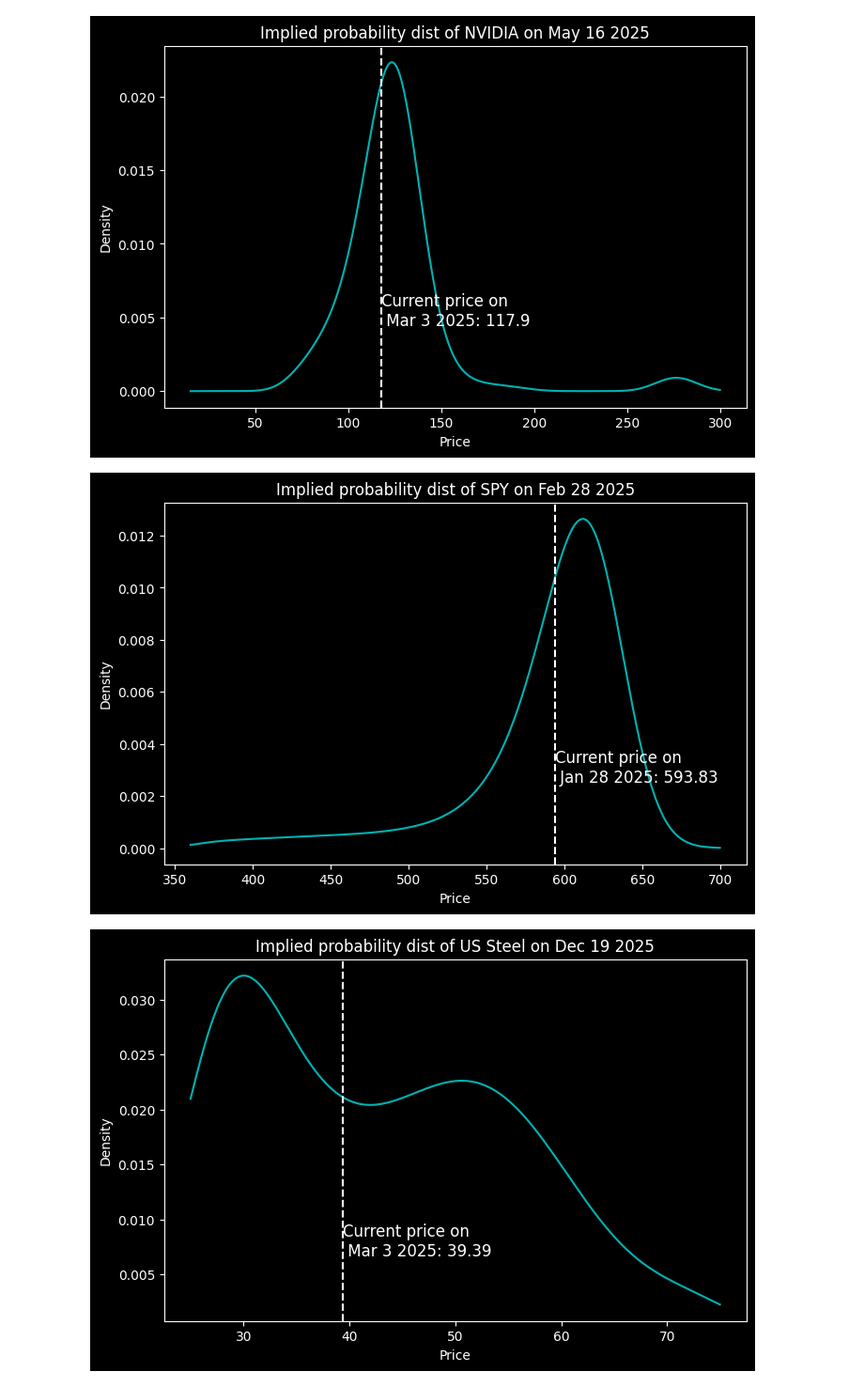
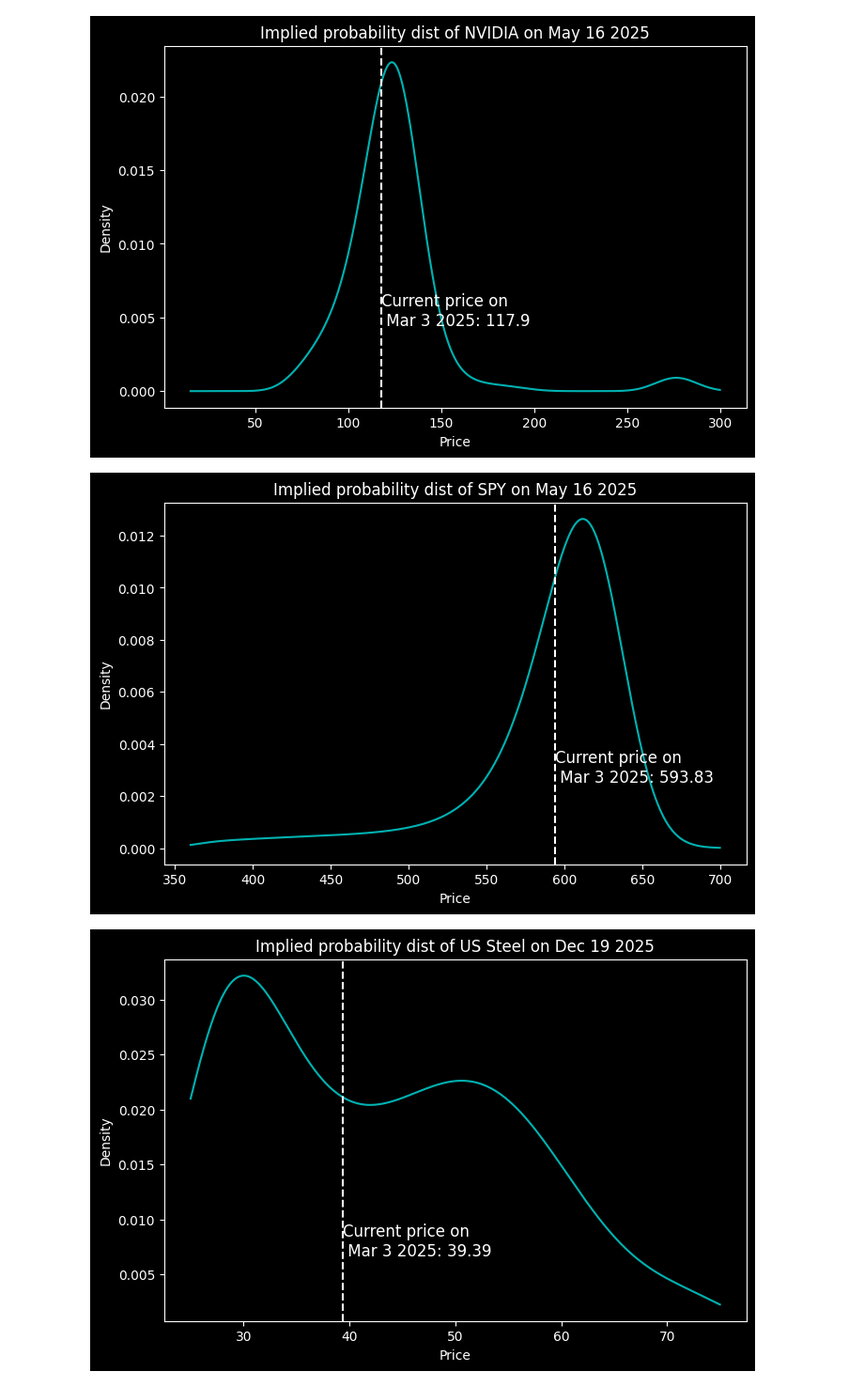
Before and after one commit to tyrneh/options-implied-probability, a Jupyter notebook: example.ipynb, the cells around one changed output. Shown at 94% size. Saved outputs shown, nothing was run; the diff lists cells and outputs as text; code cells hidden in the pictures.

```diff
--- a/example.ipynb
+++ b/example.ipynb
@@ -74,19 +74,19 @@ spy_pdf = op.run(
 # %%
 # Plot probability density function
 plt.figure(figsize=(8, 5))
 plt.plot(spy_pdf.Price, spy_pdf.PDF, label="Implied PDF", color="cyan", alpha=0.7)
 # Add a vertical line at current price
 plt.axvline(x=current_price, color="white", linestyle="--")
 # Add annotation for clarity
-plt.text(current_price, max(spy_pdf.PDF) * 0.3, "Current price on\n Jan 28 2025: "+str(current_price),
+plt.text(current_price, max(spy_pdf.PDF) * 0.3, "Current price on\n Mar 3 2025: "+str(current_price),
          color="white", fontsize=12, ha="left", va="top")
 # Labels and title
 plt.xlabel("Price")
 plt.ylabel("Density")
 # plt.legend()
-plt.title("Implied probability dist of SPY on Feb 28 2025")
+plt.title("Implied probability dist of SPY on May 16 2025")
 # Show the plot
 plt.show()
 # %% [output]
-[figure, old version]
+[figure, new version]
 # %%
```
Also changed, not shown: parts of 2 cells of this notebook, 1 other file.
